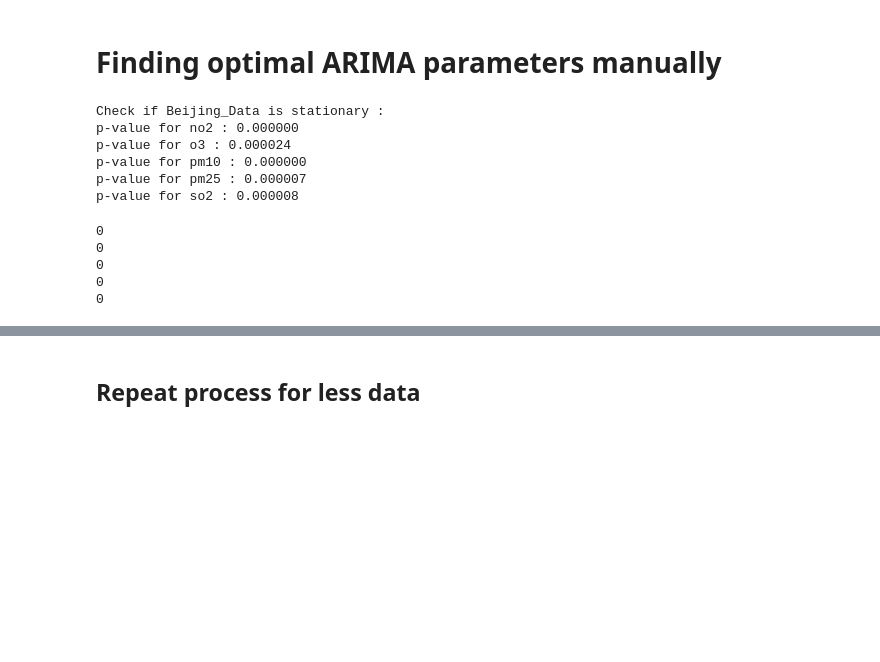
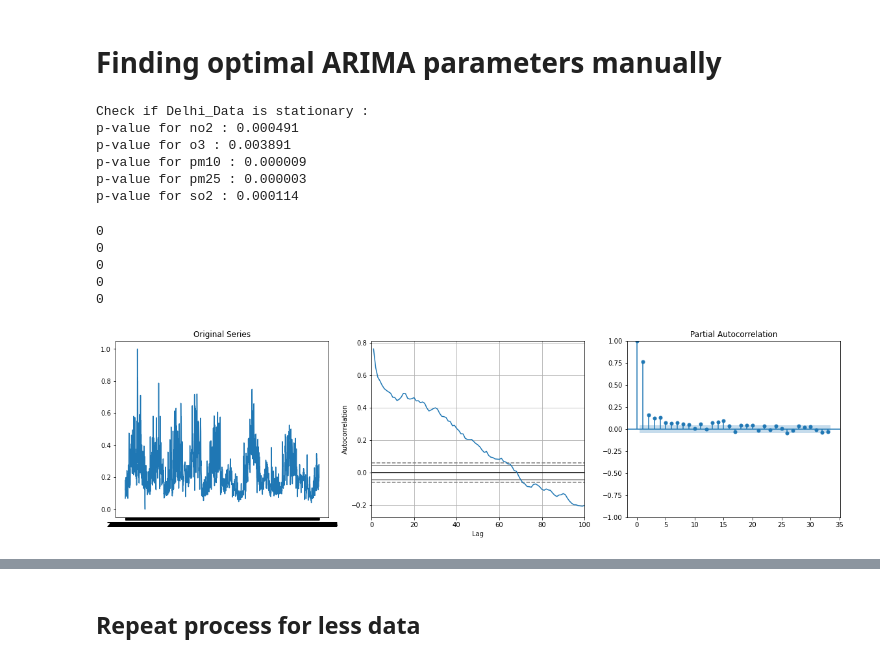
Before and after one commit to pbiti/Air-Pollution-Prediction_diploma-thesis, a Jupyter notebook: Delhi/Delhi_ARIMA.ipynb, the cells around one changed output, grey strips where cells are left out. Drawn from its saved outputs; the diff is of its cells as text; code cells hidden in the pictures; blank space fills up the shorter version.

```diff
--- a/Delhi/Delhi_ARIMA.ipynb
+++ b/Delhi/Delhi_ARIMA.ipynb
@@ -197,16 +197,16 @@ auto-ARIMA MAE for Beijing[so2]:0.6093840690738944
 #If p-value < significance level(0.05), the we reject the null hypothesis.
 #Otherwise, the time series is non-stationary and needs differencing.
 
-print("Check if Beijing_Data is stationary :")
-for col in Beijing_Data.columns:
-    result = adfuller(Beijing_Data[col])
+print("Check if Delhi_Data is stationary :")
+for col in Delhi_Data.columns:
+    result = adfuller(Delhi_Data[col])
     print('p-value for ' + col + ' : %f' % result[1])
 # %% [output]
-Check if Beijing_Data is stationary :
-p-value for no2 : 0.000000
-p-value for o3 : 0.000024
-p-value for pm10 : 0.000000
-p-value for pm25 : 0.000007
-p-value for so2 : 0.000008
+Check if Delhi_Data is stationary :
+p-value for no2 : 0.000491
+p-value for o3 : 0.003891
+p-value for pm10 : 0.000009
+p-value for pm25 : 0.000003
+p-value for so2 : 0.000114
 # %%
 #Order of differencing (d) for 'no2'
@@ -231,18 +231,20 @@ print(ndiffs(Beijing_Data['so2'], test='adf'))
 0
 # %%
 #Ο3
-#After checking the results above, the time series that need differencing is Beijing_Data['o3'],
+#After checking the results above, the time series that need differencing is Delhi_Data['o3'],
 #as p-value for o3 : 0.229985 > 0.05
 plt.rcParams.update({'figure.figsize':(20,5)})
 
 # Original Series
 fig, axes = plt.subplots(1, 3)
-axes[0].plot(Beijing_Data['o3']); axes[0].set_title('Original Series')
-pl = autocorrelation_plot(Beijing_Data['o3'], ax=axes[1])
+axes[0].plot(Delhi_Data['o3']); axes[0].set_title('Original Series')
+pl = autocorrelation_plot(Delhi_Data['o3'], ax=axes[1])
 pl.set_xlim([0,100])
-plot_pacf(Beijing_Data['o3'], ax=axes[2])
+plot_pacf(Delhi_Data['o3'], ax=axes[2])
 
 plt.show()
+# %% [output]
+[figure, added]
 # %%
 #NO2
 plt.rcParams.update({'figure.figsize':(20,5)})
```
Also changed, not shown: parts of 25 cells of this notebook.
